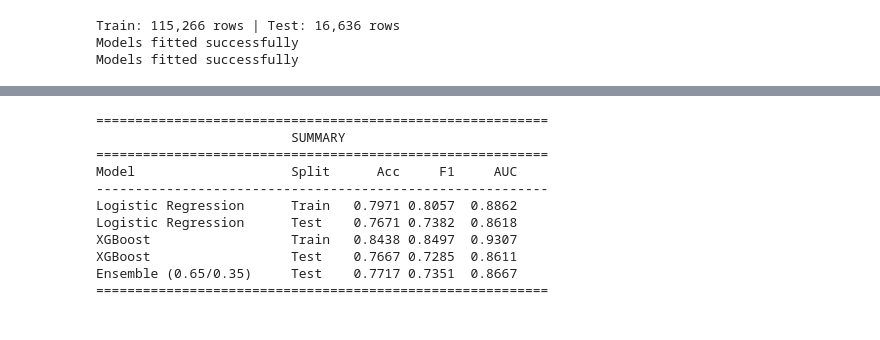
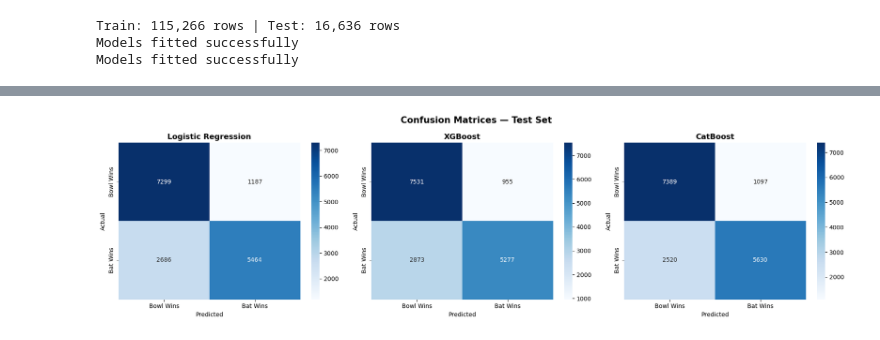
Before and after one commit to DeepanshuSharma1607/Fake_News_Generator_in_python, a Jupyter notebook: ipl.ipynb, the cells around one changed output, grey strips where cells are left out. Saved outputs shown, nothing was run; the diff lists cells and outputs as text; code cells hidden in the pictures.

```diff
--- a/ipl.ipynb
+++ b/ipl.ipynb
@@ -362,10 +316,0 @@ df
-# %%
-# final_scores = df[df['inning'] == 1].groupby('match_id')['team_runs'].max()
-# df = df.merge(final_scores.rename('target'), on='match_id')
-# df['target'] = np.where(df['inning'] == 2, df['target'] + 1, 0)
-actual_totals = (df[df['inning'] == 1]
-                 .groupby('match_id')['curr_ball_runs']
-                 .sum()
-                 .rename('target'))
-df = df.merge(actual_totals, on='match_id')
-df['target'] = np.where(df['inning'] == 2, df['target'] + 1, 0)
@@ -614,13 +594,10 @@ Index(['match_id', 'inning', 'over', 'batting_team', 'bowling_team', 'striker',
       dtype='object')
 # %%
 drop_list = [
-     'runs_of_bat', 'extras', 'wide',
-    'noballs', 'byes', 'legbyes',  'curr_ball_runs',
+     'runs_of_bat', 'extras', 'wide','noballs', 'byes', 'legbyes',  'curr_ball_runs',
     'wicket_type', 'player_dismissed',  'is_wicket', 'is_out', 'winner_innings',
-    'over', 'over_', 'ball_in_over', 'balls_bowled', 'valid_ball',
-    'team_runs', 'first_innings_runs', 'second_innings_runs', 'target',
-    # 'batsman_run_cum', 'balls_faced_cum',
-    'total_wickets'
+    'over', 'over_', 'ball_in_over', 'balls_bowled', 'valid_ball', 'team_runs',
+    'first_innings_runs', 'second_innings_runs', 'target','total_wickets'
 ]
 df = df.drop(columns=drop_list)
 # %%
@@ -935,31 +1029,23 @@ weighted avg       0.78      0.77      0.76     16636
-# %%
-print("\n" + "="*58)
-print(f"{'SUMMARY':^58}")
-print("="*58)
-print(f"{'Model':<24} {'Split':<7} {'Acc':>6} {'F1':>6} {'AUC':>7}")
-print("-"*58)
-
-for name, yt, yp, yprob, split in [
-    ('Logistic Regression',  y_train, lr_train_pred,  lr_train_prob,  'Train'),
-    ('Logistic Regression',  y_test,  lr_test_pred,   lr_test_prob,   'Test'),
-    ('XGBoost',              y_train, xgb_train_pred, xgb_train_prob, 'Train'),
-    ('XGBoost',              y_test,  xgb_test_pred,  xgb_test_prob,  'Test'),
-    ('Ensemble (0.65/0.35)', y_test,  ens_test_pred,  ens_test_prob,  'Test'),
-]:
-    print(f"{name:<24} {split:<7} "
-          f"{accuracy_score(yt,yp):>6.4f} "
-          f"{f1_score(yt,yp):>6.4f} "
-          f"{roc_auc_score(yt,yprob):>7.4f}")
-print("="*58)
-# %% [output]
-==========================================================
-                         SUMMARY
-==========================================================
-Model                    Split      Acc     F1     AUC
-----------------------------------------------------------
-Logistic Regression      Train   0.7971 0.8057  0.8862
-Logistic Regression      Test    0.7671 0.7382  0.8618
-XGBoost                  Train   0.8438 0.8497  0.9307
-XGBoost                  Test    0.7667 0.7285  0.8611
-Ensemble (0.65/0.35)     Test    0.7717 0.7351  0.8667
-==========================================================
+# %%
+fig, axes = plt.subplots(1, 3, figsize=(18, 5))
+fig.suptitle('Confusion Matrices — Test Set', fontsize=15, fontweight='bold')
+
+for ax, preds, title in zip(
+    axes,
+    [lr_test_pred, xgb_test_pred, cat_test_pred],
+    ['Logistic Regression', 'XGBoost', 'CatBoost']
+):
+    sns.heatmap(confusion_matrix(y_test, preds),
+                annot=True, fmt='d',
+                cmap='Blues', ax=ax,
+                xticklabels=['Bowl Wins', 'Bat Wins'],
+                yticklabels=['Bowl Wins', 'Bat Wins'])
+
+    ax.set_title(title, fontsize=13, fontweight='bold')
+    ax.set_ylabel('Actual')
+    ax.set_xlabel('Predicted')
+
+plt.tight_layout()
+plt.show()
+# %% [output]
+[figure, added]
```
Also changed, not shown: parts of 51 cells of this notebook.
